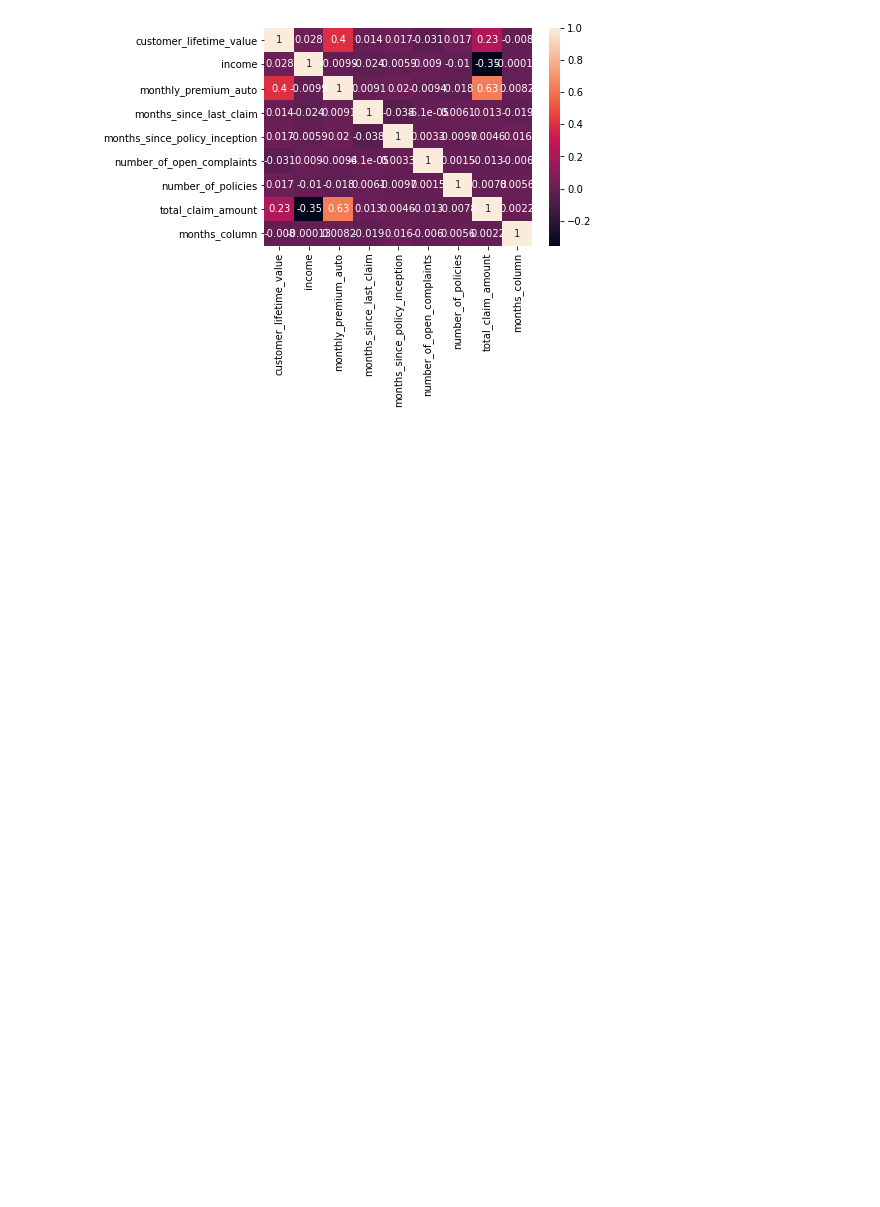
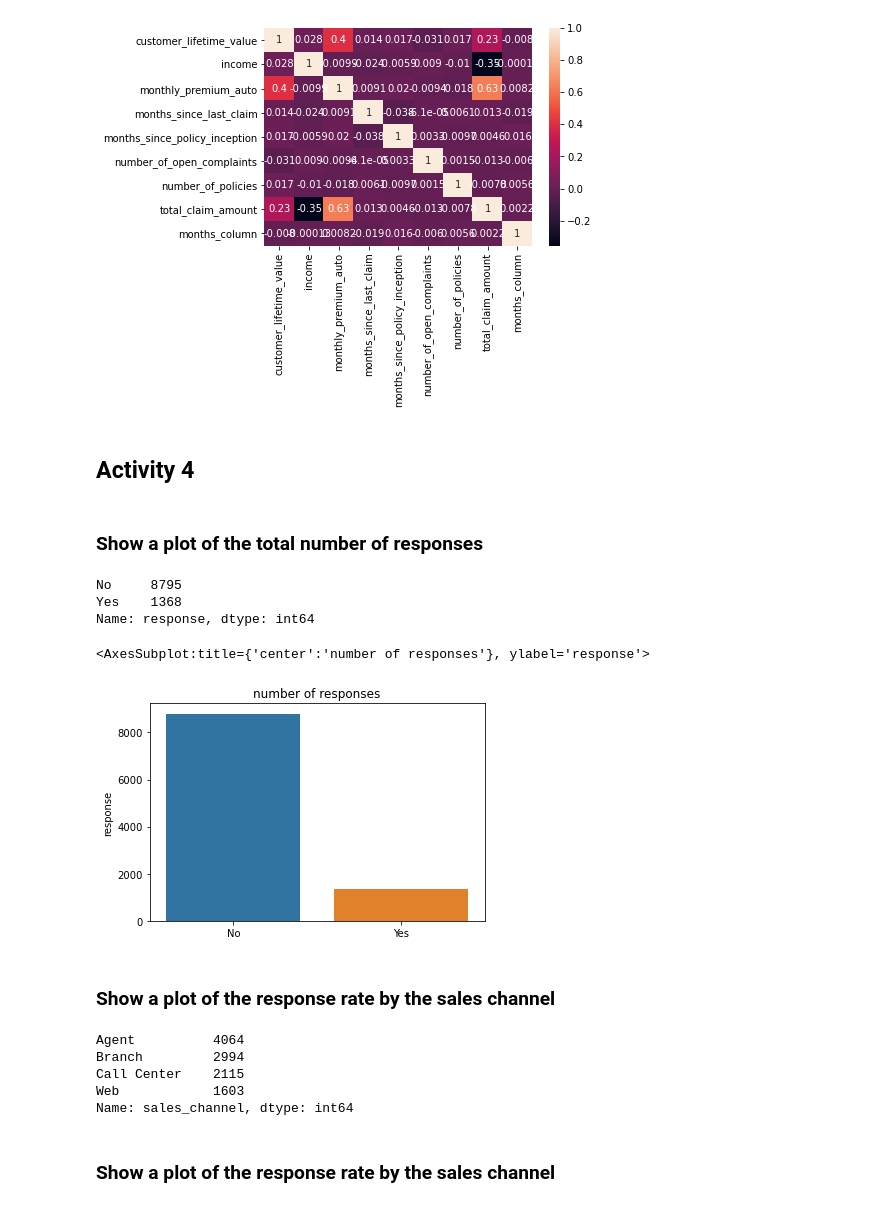
Before and after one commit to AlfredoSte/IronAlfred, a Jupyter notebook: LAB CustomerAnalysis Day8/Customer Analysis LAB Day8.ipynb, the cells around one changed output. Drawn from its saved outputs; the diff is of its cells as text; code cells hidden in the pictures; blank space fills up the shorter version.

Commit message:
Upload Versions LAB 9 Plotting 19.08.21

```diff
--- a/LAB CustomerAnalysis Day8/Customer Analysis LAB Day8.ipynb
+++ b/LAB CustomerAnalysis Day8/Customer Analysis LAB Day8.ipynb
@@ -463,3 +458,34 @@ sns.heatmap(df.corr(), annot = True)
 # %% [output]
 <AxesSubplot:>
 [figure]
+# %% [markdown]
+## Activity 4
+# %% [markdown]
+### Show a plot of the total number of responses
+# %%
+number_of_responses=df["response"].value_counts()
+number_of_responses
+# %% [output]
+No     8795
+Yes    1368
+Name: response, dtype: int64
+# %%
+fig1, ax1 = plt.subplots()
+ax1.set_title("number of responses")
+
+sns.barplot(x=number_of_responses.index, y = number_of_responses)
+# %% [output]
+<AxesSubplot:title={'center':'number of responses'}, ylabel='response'>
+[figure, added]
+# %% [markdown]
+### Show a plot of the response rate by the sales channel
+# %%
+df['sales_channel'].value_counts()
+# %% [output]
+Agent          4064
+Branch         2994
+Call Center    2115
+Web            1603
+Name: sales_channel, dtype: int64
+# %% [markdown]
+### Show a plot of the response rate by the sales channel
```
Also changed, not shown: parts of 21 cells of this notebook, 2 other files.
